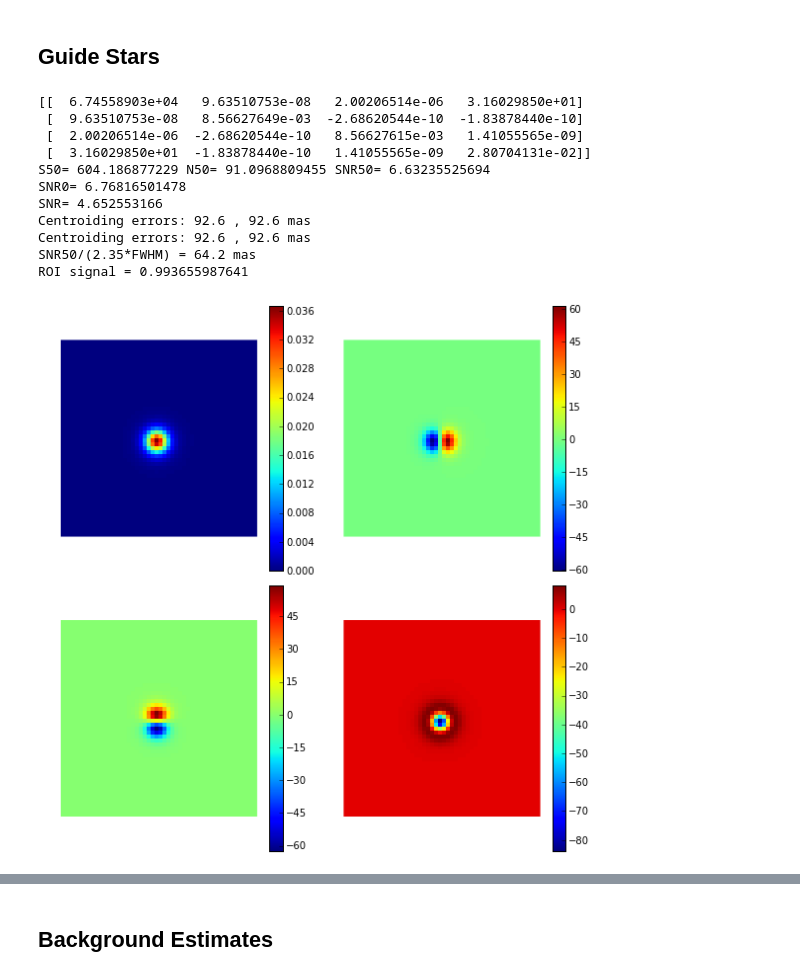
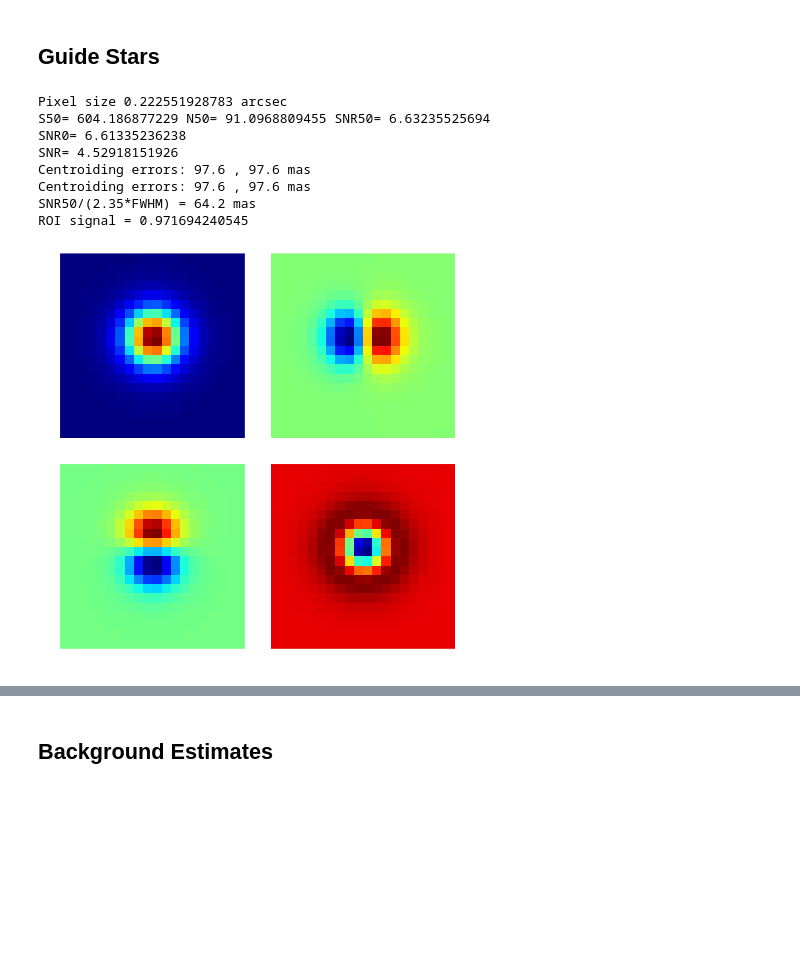
Before and after one commit to desihub/desietcproto, a Jupyter notebook: doc/nb/ETC Calculator.ipynb, the cells around one changed output, grey strips where cells are left out. Drawn from its saved outputs; the diff is of its cells as text; code cells hidden in the pictures; blank space fills up the shorter version.

Commit message:
Update plots

```diff
--- a/doc/nb/ETC Calculator.ipynb
+++ b/doc/nb/ETC Calculator.ipynb
@@ -423,7 +478,7 @@ class GFA(object):
         self.dark_current = dark_current
 
     def observe(self,telescope,r_mag=18.0,ROI_size=20,exposure_time=0.5*u.s,
-        atmospheric_transmission=0.76,FWHM5400=1*u.arcsec,mean_sky=546/(u.m**2*u.s*u.um*u.arcsec**2)):
+        atmospheric_transmission=0.76,FWHM5400=1*u.arcsec,mean_sky=546/(u.m**2*u.s*u.um*u.arcsec**2),verbose=True):
 
         # Calculate the conversion from photon flux entering the telescope to detected electrons.
         conversion = telescope.effective_area*telescope.throughput*self.throughput
@@ -436,6 +491,8 @@ class GFA(object):
 
         # Calculate the mean sky flux in detected electrons per pixel.
         pixel_size = self.pixel_size/telescope.plate_scale
+        if verbose:
+            print 'Pixel size',pixel_size
         sky_electrons_per_pixel = mean_sky*exposure_time*conversion*pixel_size**2
 
         # Calculate the mean image centered in a ROI, with a random sub-pixel offset.
@@ -484,46 +541,45 @@ class GFA(object):
 
         # Calculate the corresponding parameter covariance matrix.
         covariance = scipy.linalg.inv(fisher)
-        print covariance
 
-        # Compare with Kevin's S,N within EE50 disk.
-        S50 = 0.5*src_electrons
-        N50 = np.sqrt(S50+16*(noise_variance_per_pixel+sky_electrons_per_pixel))
-        print 'S50=',S50,'N50=',N50,'SNR50=',S50/N50
+        # Calculate SNR assuming size and position are exactly known.
+        snr0 = src_electrons*fisher[0,0]**0.5
 
-        # Calculate Fisher SNR assuming position and size are exactly known.
-        print 'SNR0=',src_electrons*fisher[0,0]**0.5
+        # Calculate SNR with flux error marginalized over unknown size and position.
+        snr = src_electrons*covariance[0,0]**-0.5
 
-        # Calculate Fisher SNR marginalized over position and size.
-        print 'SNR=',src_electrons*covariance[0,0]**-0.5
+        if verbose:
+            # Compare with Kevin's S,N within EE50 disk.
+            S50 = 0.5*src_electrons
+            N50 = np.sqrt(S50+16*(noise_variance_per_pixel+sky_electrons_per_pixel))
+            print 'S50=',S50,'N50=',N50,'SNR50=',S50/N50
+            # Calculate Fisher SNR assuming position and size are exactly known.
+            print 'SNR0=',snr0
+            # Calculate Fisher SNR marginalized over position and size.
+            print 'SNR=',snr
+            # Print centroiding RMS errors.
+            print 'Centroiding errors: %.1f , %.1f mas'%(1e3*fisher[1,1]**-0.5,1e3*fisher[2,2]**-0.5)
+            print 'Centroiding errors: %.1f , %.1f mas'%(1e3*covariance[1,1]**0.5,1e3*covariance[2,2]**0.5)
+            print 'SNR50/(2.35*FWHM) = %.1f mas' % (1e3*FWHM5400.to(u.arcsec).value/(2.35*S50/N50))
 
-        # Calculate centroiding RMS errors.
-        print 'Centroiding errors: %.1f , %.1f mas'%(1e3*fisher[1,1]**-0.5,1e3*fisher[2,2]**-0.5)
-        print 'Centroiding errors: %.1f , %.1f mas'%(1e3*covariance[1,1]**0.5,1e3*covariance[2,2]**0.5)
-        print 'SNR50/(2.35*FWHM) = %.1f mas' % (1e3*FWHM5400.to(u.arcsec).value/(2.35*S50/N50))
-
-        return partials,ivar_image
+        return partials,covariance,snr0,snr
 # %%
 gfa = GFA(pixel_size=15*u.um)
-partials,ivar = gfa.observe(t,ROI_size=50)
-plt.figure(figsize=(8,8))
+partials,cov,snr0,snr = gfa.observe(t,ROI_size=20)
+plt.figure(figsize=(6,6))
 for i,img in enumerate(partials):
     plt.subplot(2,2,i+1)
     plt.imshow(img,interpolation='none',origin='lower',cmap='jet')
     plt.axis('off')
-    plt.colorbar()
 plt.tight_layout()
 print 'ROI signal =',np.sum(partials[0])
 # %% [output]
-[[  6.74558903e+04   9.63510753e-08   2.00206514e-06   3.16029850e+01]
- [  9.63510753e-08   8.56627649e-03  -2.68620544e-10  -1.83878440e-10]
- [  2.00206514e-06  -2.68620544e-10   8.56627615e-03   1.41055565e-09]
- [  3.16029850e+01  -1.83878440e-10   1.41055565e-09   2.80704131e-02]]
+Pixel size 0.222551928783 arcsec
 S50= 604.186877229 N50= 91.0968809455 SNR50= 6.63235525694
-SNR0= 6.76816501478
-SNR= 4.652553166
-Centroiding errors: 92.6 , 92.6 mas
-Centroiding errors: 92.6 , 92.6 mas
+SNR0= 6.61335236238
+SNR= 4.52918151926
+Centroiding errors: 97.6 , 97.6 mas
+Centroiding errors: 97.6 , 97.6 mas
 SNR50/(2.35*FWHM) = 64.2 mas
-ROI signal = 0.993655987641
+ROI signal = 0.971694240545
-[figure, old version]
+[figure, new version]
```
Also changed, not shown: parts of 13 cells of this notebook.
